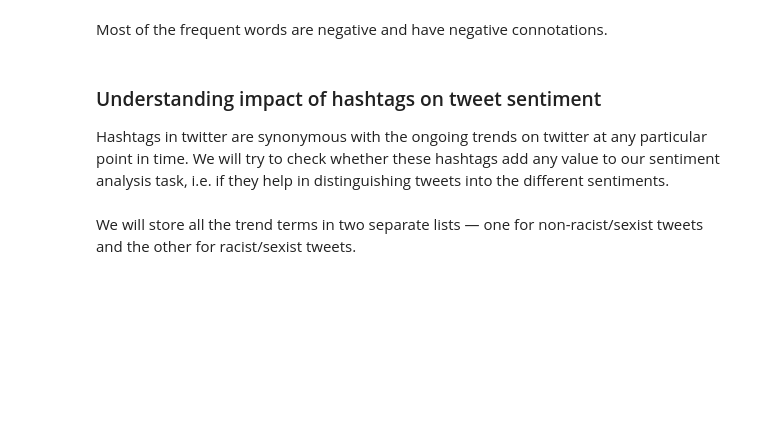
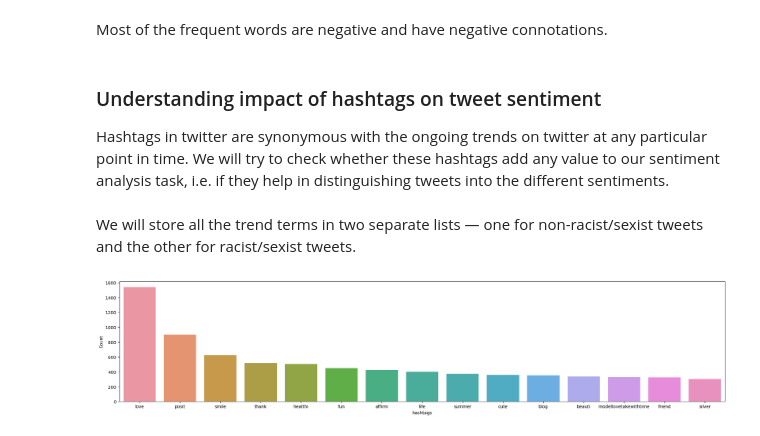
Before and after one commit to kimaka254/Twitter-Sentiment-analysis, a Jupyter notebook: TSA/tsa.ipynb, the cells around one changed output. Saved outputs shown, nothing was run; the diff lists cells and outputs as text; code cells hidden in the pictures; blank space fills up the shorter version.

```diff
--- a/TSA/tsa.ipynb
+++ b/TSA/tsa.ipynb
@@ -274,4 +274,32 @@ We will store all the trend terms in two separate lists — one for non-racist/s
 def hashtag_extract(x):
     hashtags = []
     for i in x:
-        ht = re.findall(r"#(/w+)",i)
+        ht = re.findall(r"#(\w+)",i)
+        hashtags.append(ht)
+    return hashtags
+# %%
+#extracting hashtags from non racist/sexist tweets
+
+ht_non_racist = hashtag_extract(combined_data['tidy_tweet'][combined_data['label']==0])
+
+# extracting hashtags from racists/sexist tweets
+ht_racist = hashtag_extract(combined_data['tidy_tweet'][combined_data['label']==1])
+
+#unnesting list
+ht_non_racist = sum(ht_non_racist, [])
+ht_racist = sum(ht_racist, [])
+# %%
+#non-racist/sexist tweets
+a =nltk.FreqDist(ht_non_racist)
+d = pd.DataFrame({"hashtags":list(a.keys()), "count":list(a.values())})
+
+#selecting top 15 most frequent hashtags
+d = d.nlargest(columns='count', n=15)
+
+
+plt.figure(figsize=(25,5))
+ax =sns.barplot(data=d, x="hashtags", y="count")
+ax.set(ylabel='Count')
+plt.show()
+# %% [output]
+[figure, added]
```
Also changed, not shown: parts of 3 cells of this notebook.
